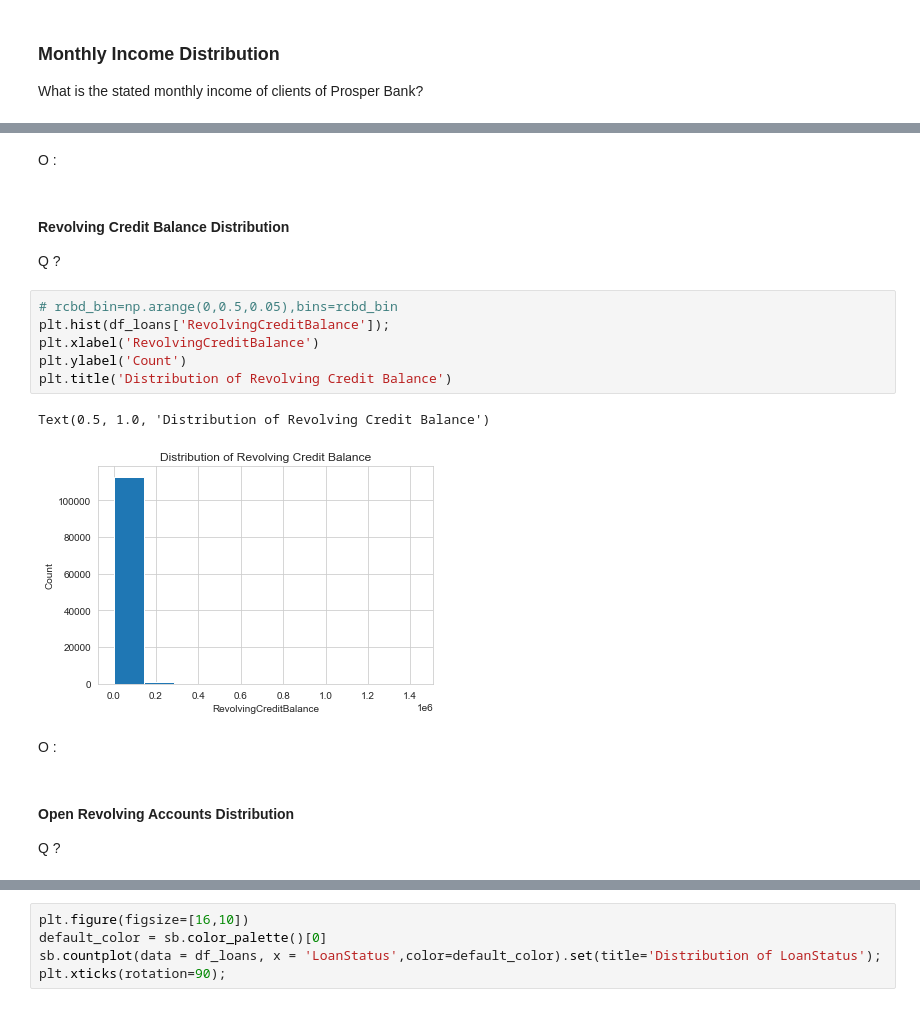
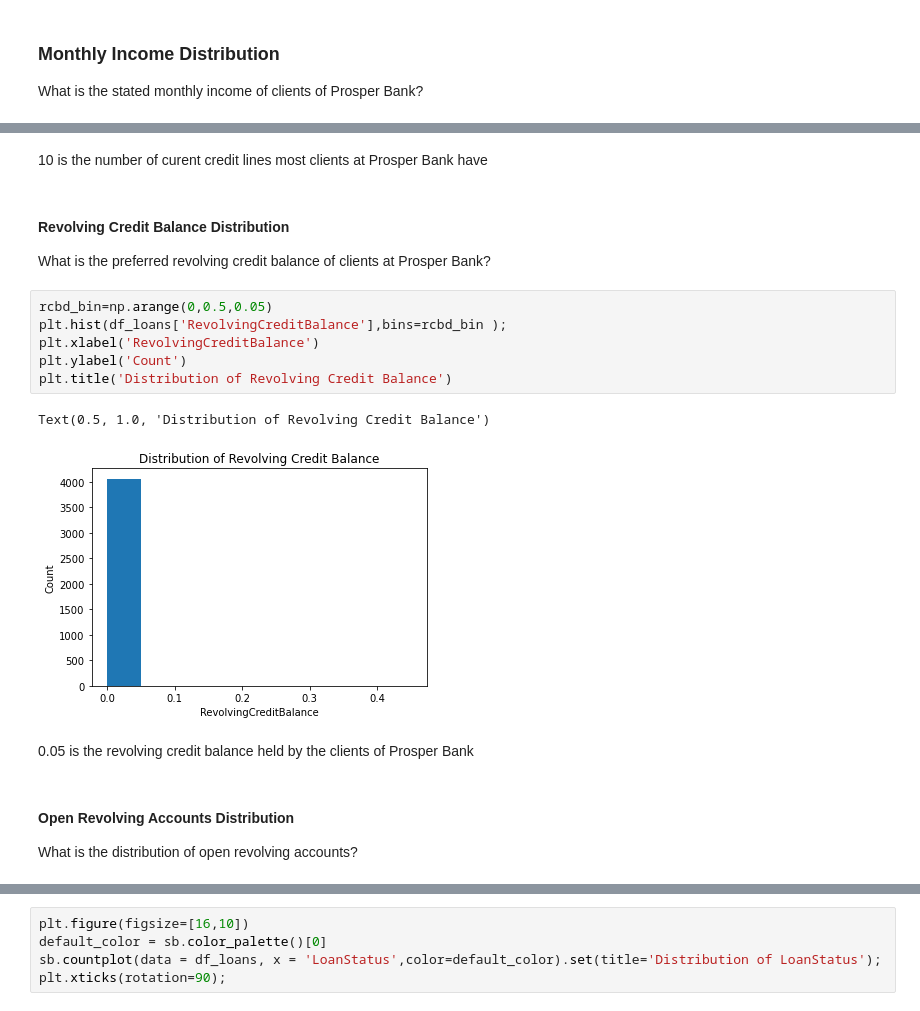
Before and after one commit to andisiambuku/Loans-Analysis-Project, a Jupyter notebook: Part_I_exploration_template.ipynb, the cells around one changed output, grey strips where cells are left out. Cells and saved outputs as stored; diff of their text form.

```diff
--- a/Part_I_exploration_template.ipynb
+++ b/Part_I_exploration_template.ipynb
@@ -277,22 +275,23 @@ Text(0.5, 1.0, 'Distribution of CurrentCreditLines')
-# %% [markdown]
-O :
-# %% [markdown]
-#### Revolving Credit Balance Distribution
-Q ?
+# %% [markdown]
+10 is the number of curent credit lines most clients at Prosper Bank have
+# %% [markdown]
+#### Revolving Credit Balance Distribution
+
+What is the preferred revolving credit balance of clients at Prosper Bank?
 # %%
-# rcbd_bin=np.arange(0,0.5,0.05),bins=rcbd_bin
-plt.hist(df_loans['RevolvingCreditBalance']);
+rcbd_bin=np.arange(0,0.5,0.05)
+plt.hist(df_loans['RevolvingCreditBalance'],bins=rcbd_bin );
 plt.xlabel('RevolvingCreditBalance')
 plt.ylabel('Count')
 plt.title('Distribution of Revolving Credit Balance')
 # %% [output]
 Text(0.5, 1.0, 'Distribution of Revolving Credit Balance')
-[figure, old version]
+[figure, new version]
-# %% [markdown]
-O :
+# %% [markdown]
+0.05 is the revolving credit balance held by the clients of Prosper Bank
 # %% [markdown]
 #### Open Revolving Accounts Distribution
-Q ?
+What is the distribution of open revolving accounts?
 # %%
 plt.figure(figsize=[10,6])
 plt.hist(df_loans['OpenRevolvingAccounts']);
```
Also changed, not shown: parts of 101 cells of this notebook, 5 other files.
